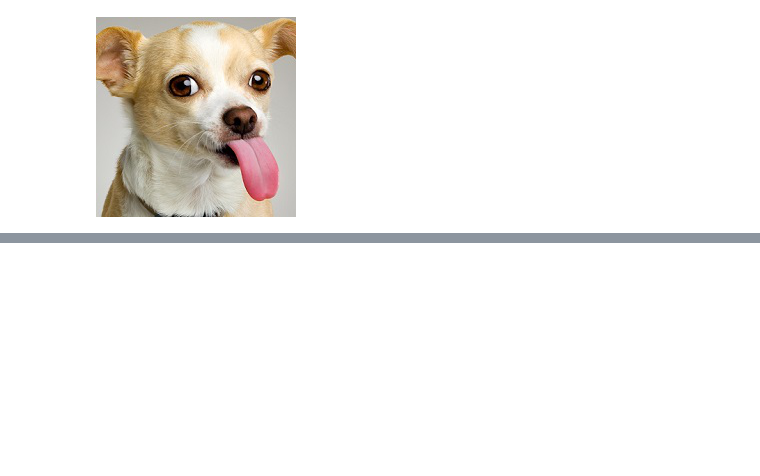
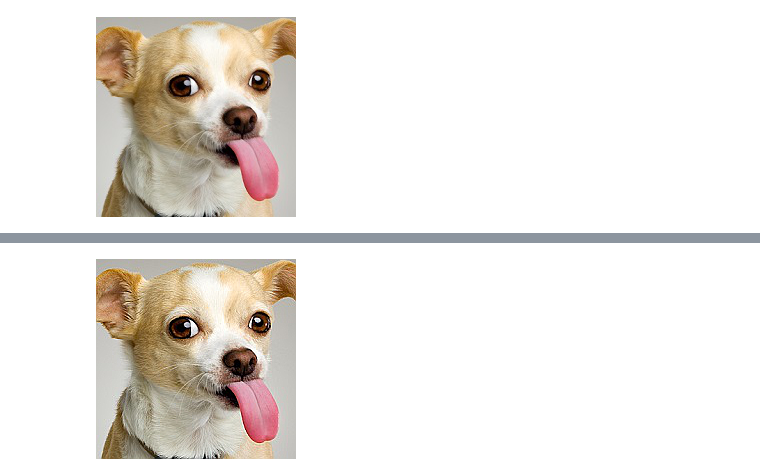
Before and after one commit to marcelounb/DeepLearning, a Jupyter notebook: TestePratico3_Outline.ipynb, the cells around one changed output, grey strips where cells are left out. Saved outputs shown, nothing was run; the diff lists cells and outputs as text; code cells hidden in the pictures; blank space fills up the shorter version.

```diff
--- a/TestePratico3_Outline.ipynb
+++ b/TestePratico3_Outline.ipynb
@@ -36,0 +50,5 @@ img
+# %%
+img6 = img_orig.filter(ImageFilter.SHARPEN)
+img6
+# %% [output]
+[figure, added]
```
Also changed, not shown: parts of 7 cells of this notebook.
